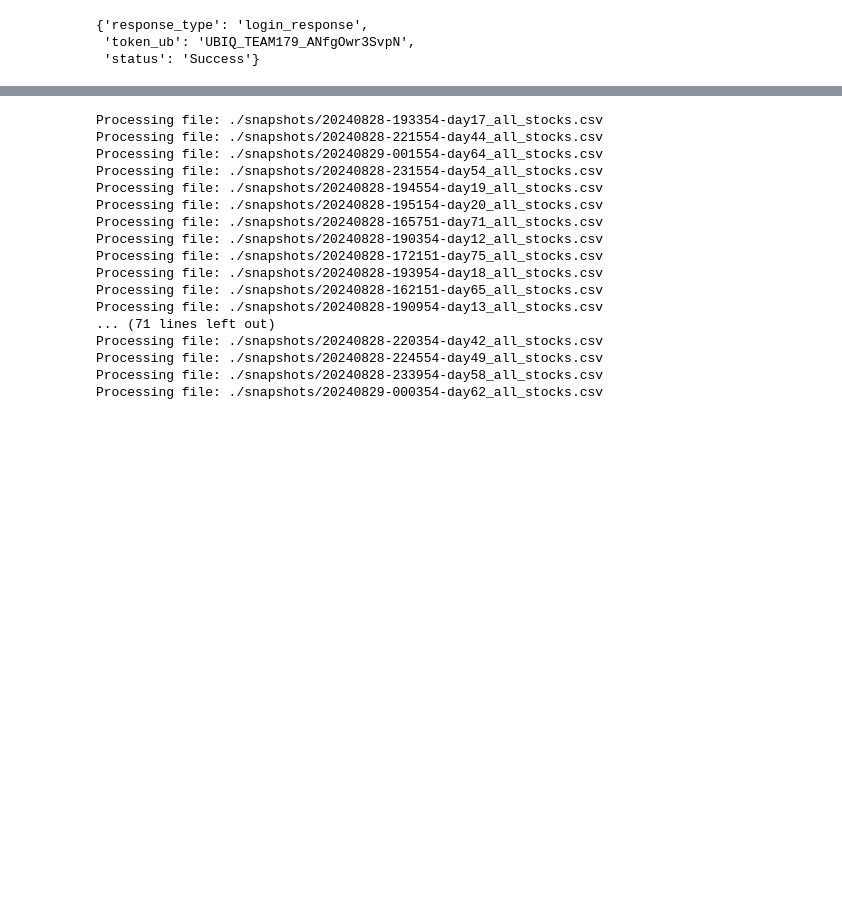
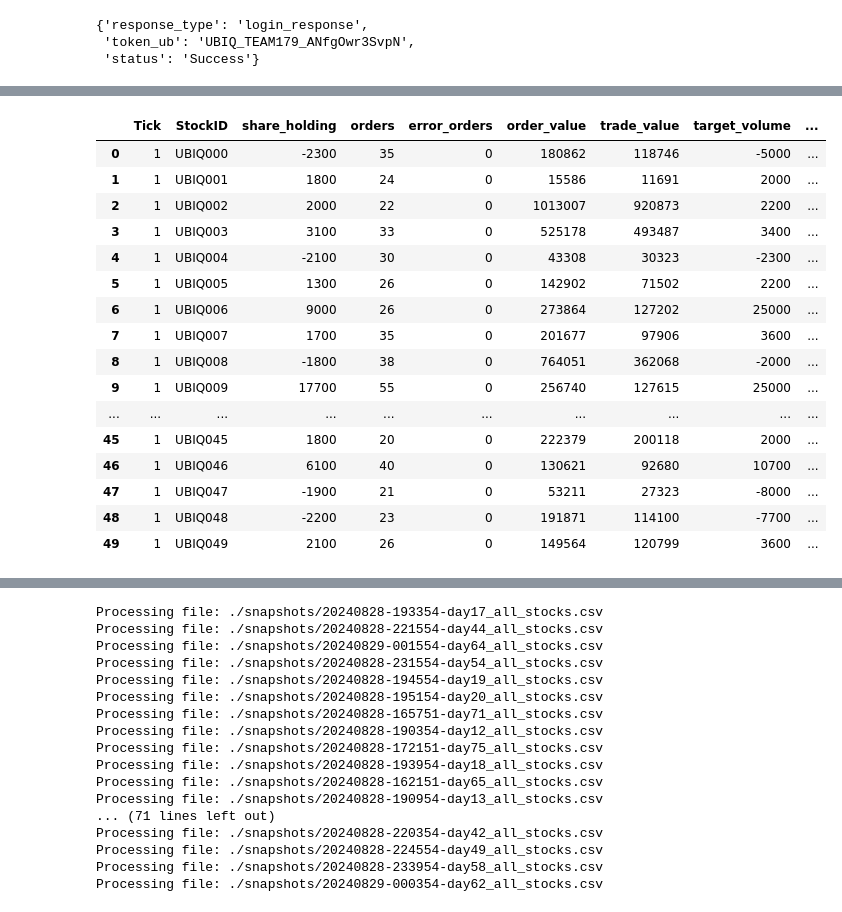
Before and after one commit to XuanofXXX/JiuKun-Quant, a Jupyter notebook: test.ipynb, the cells around one changed output, grey strips where cells are left out. Drawn from its saved outputs; the diff is of its cells as text; code cells hidden in the pictures; blank space fills up the shorter version.

```diff
--- a/test.ipynb
+++ b/test.ipynb
@@ -544,2 +564,8 @@ remain_volume     -11600
 frozen_volume          0
 Name: 0, dtype: object
+# %%
+def calculate_vwap(df):
+    df['CumulativeVolume'] = df['share_holding'].cumsum()
+    df['CumulativeValue'] = df['trade_value'].cumsum()
+    df['VWAP'] = df['CumulativeValue'] / df['CumulativeVolume']
+    return df
@@ -546 +577,21 @@ Name: 0, dtype: object
+# %%
+uf_df.groupby('StockID').apply(calculate_vwap).reset_index(drop=True)
+# %% [output]
+|  | Tick | StockID | share_holding | orders | error_orders | order_value | trade_value | target_volume | ... |
+| 0 | 1 | UBIQ000 | -2300 | 35 | 0 | 180862 | 118746 | -5000 | ... |
+| 1 | 1 | UBIQ001 | 1800 | 24 | 0 | 15586 | 11691 | 2000 | ... |
+| 2 | 1 | UBIQ002 | 2000 | 22 | 0 | 1013007 | 920873 | 2200 | ... |
+| 3 | 1 | UBIQ003 | 3100 | 33 | 0 | 525178 | 493487 | 3400 | ... |
+| 4 | 1 | UBIQ004 | -2100 | 30 | 0 | 43308 | 30323 | -2300 | ... |
+| 5 | 1 | UBIQ005 | 1300 | 26 | 0 | 142902 | 71502 | 2200 | ... |
+| 6 | 1 | UBIQ006 | 9000 | 26 | 0 | 273864 | 127202 | 25000 | ... |
+| 7 | 1 | UBIQ007 | 1700 | 35 | 0 | 201677 | 97906 | 3600 | ... |
+| 8 | 1 | UBIQ008 | -1800 | 38 | 0 | 764051 | 362068 | -2000 | ... |
+| 9 | 1 | UBIQ009 | 17700 | 55 | 0 | 256740 | 127615 | 25000 | ... |
+| ... | ... | ... | ... | ... | ... | ... | ... | ... | ... |
+| 45 | 1 | UBIQ045 | 1800 | 20 | 0 | 222379 | 200118 | 2000 | ... |
+| 46 | 1 | UBIQ046 | 6100 | 40 | 0 | 130621 | 92680 | 10700 | ... |
+| 47 | 1 | UBIQ047 | -1900 | 21 | 0 | 53211 | 27323 | -8000 | ... |
+| 48 | 1 | UBIQ048 | -2200 | 23 | 0 | 191871 | 114100 | -7700 | ... |
+| 49 | 1 | UBIQ049 | 2100 | 26 | 0 | 149564 | 120799 | 3600 | ... |
 # %%
```
Also changed, not shown: parts of 13 cells of this notebook, 3 other files.
